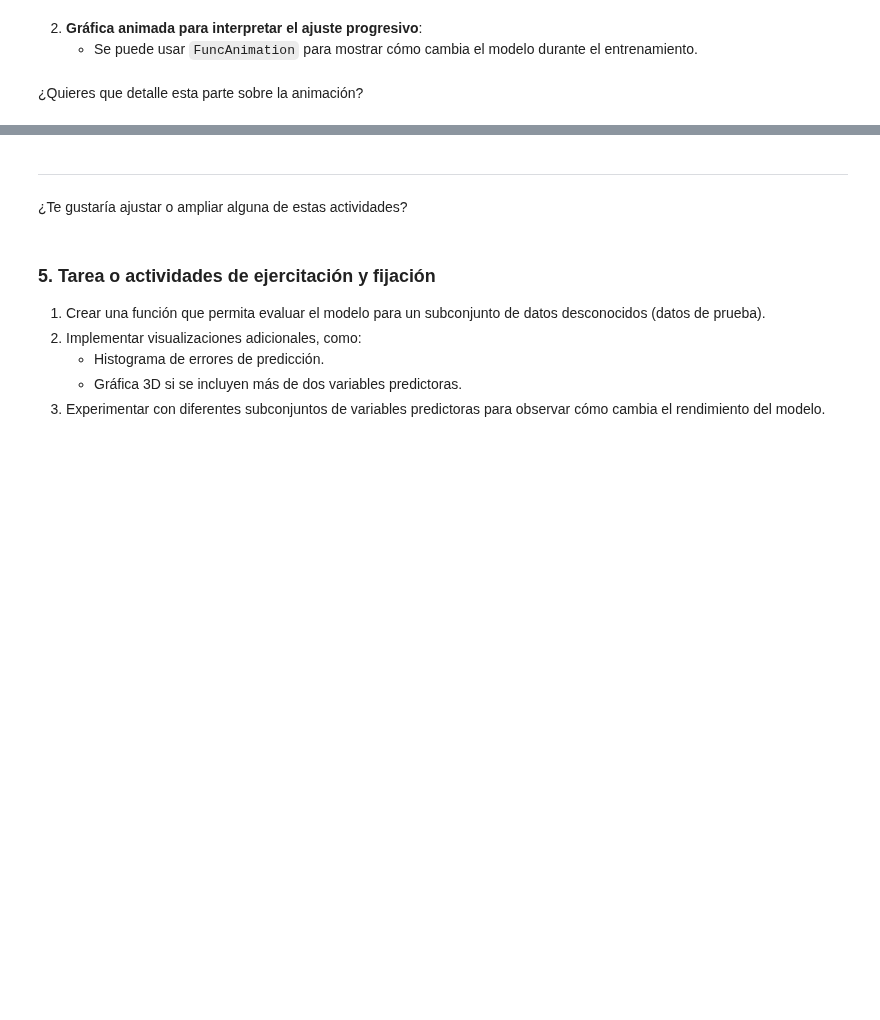
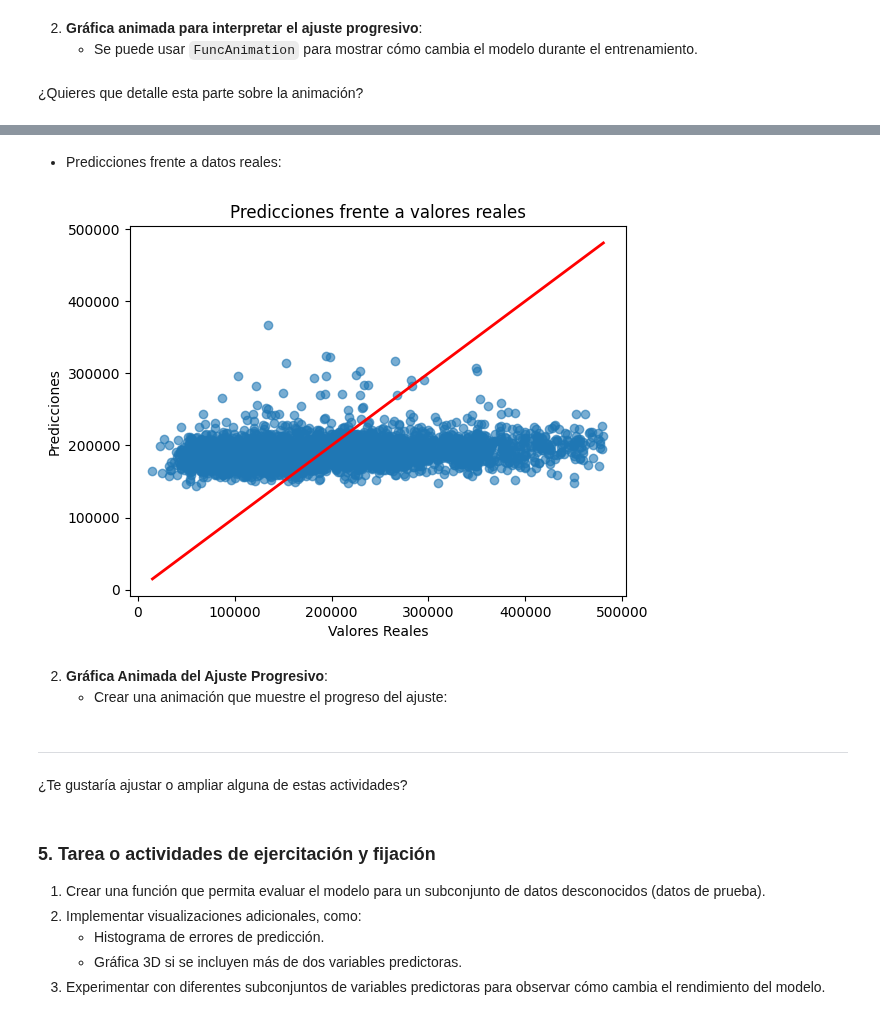
Before and after one commit to marco-canas/didactica_ciencia_datos, a Jupyter notebook: 1_curso_machine_learning/6_regresion/regresion_vivienda/1_regresion_vivienda.ipynb, the cells around one changed output, grey strips where cells are left out. Saved outputs shown, nothing was run; the diff lists cells and outputs as text; code cells hidden in the pictures; blank space fills up the shorter version.

```diff
--- a/1_curso_machine_learning/6_regresion/regresion_vivienda/1_regresion_vivienda.ipynb
+++ b/1_curso_machine_learning/6_regresion/regresion_vivienda/1_regresion_vivienda.ipynb
@@ -1004 +766,17 @@ NameError: name 'X_test' is not defined
+# %% [markdown]
+
+   - Predicciones frente a datos reales:
+# %%
+plt.scatter(y_test, model.predict(X_test), alpha=0.6)
+plt.plot([y_test.min(), y_test.max()], [y_test.min(), y_test.max()], color="red", linewidth=2)
+plt.xlabel("Valores Reales")
+plt.ylabel("Predicciones")
+plt.title("Predicciones frente a valores reales")
+plt.show()
+# %% [output]
+[figure, added]
+# %% [markdown]
+
+2. **Gráfica Animada del Ajuste Progresivo**:
+   - Crear una animación que muestre el progreso del ajuste:
 # %%
```
Also changed, not shown: parts of 103 cells of this notebook, 1 other file.
